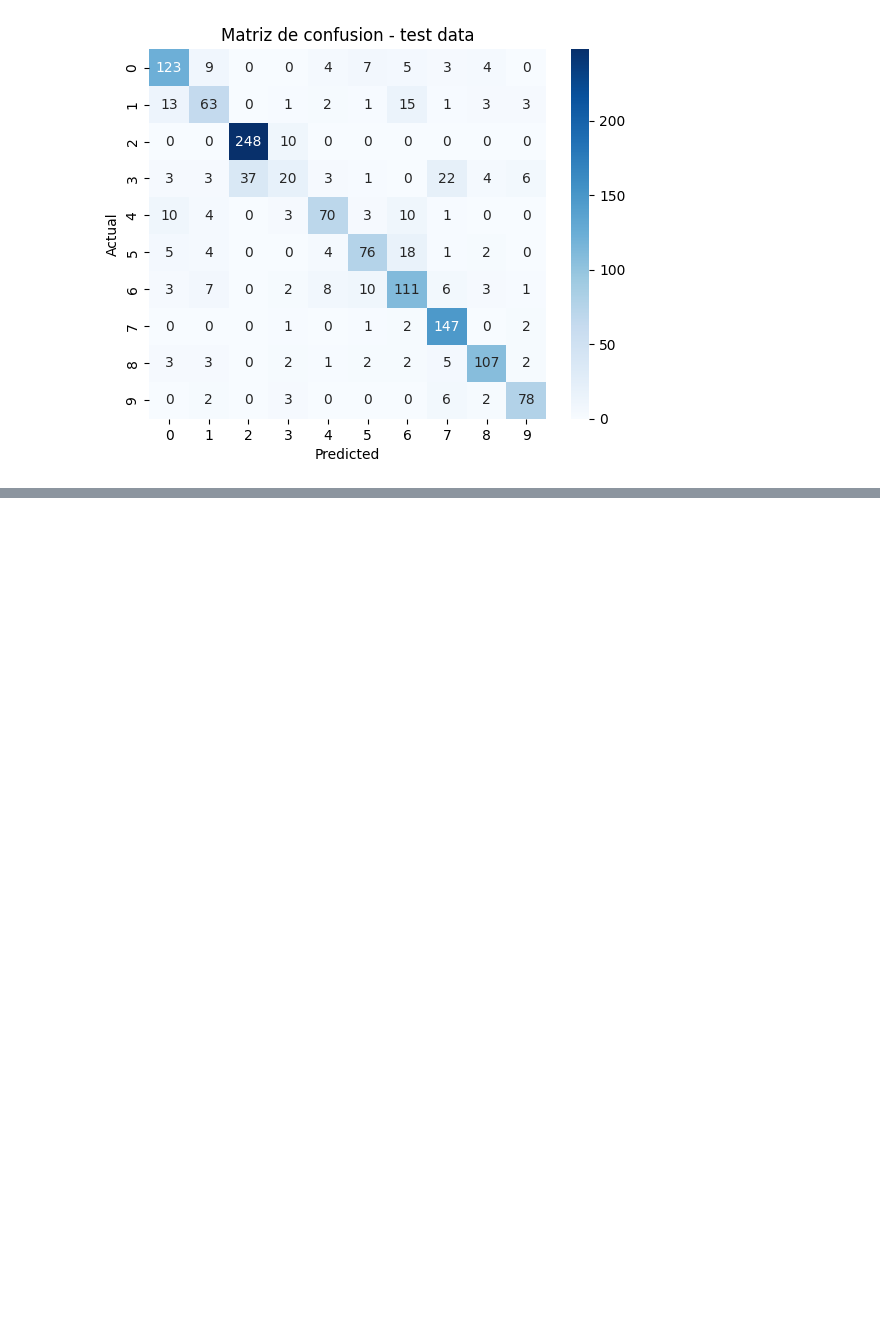
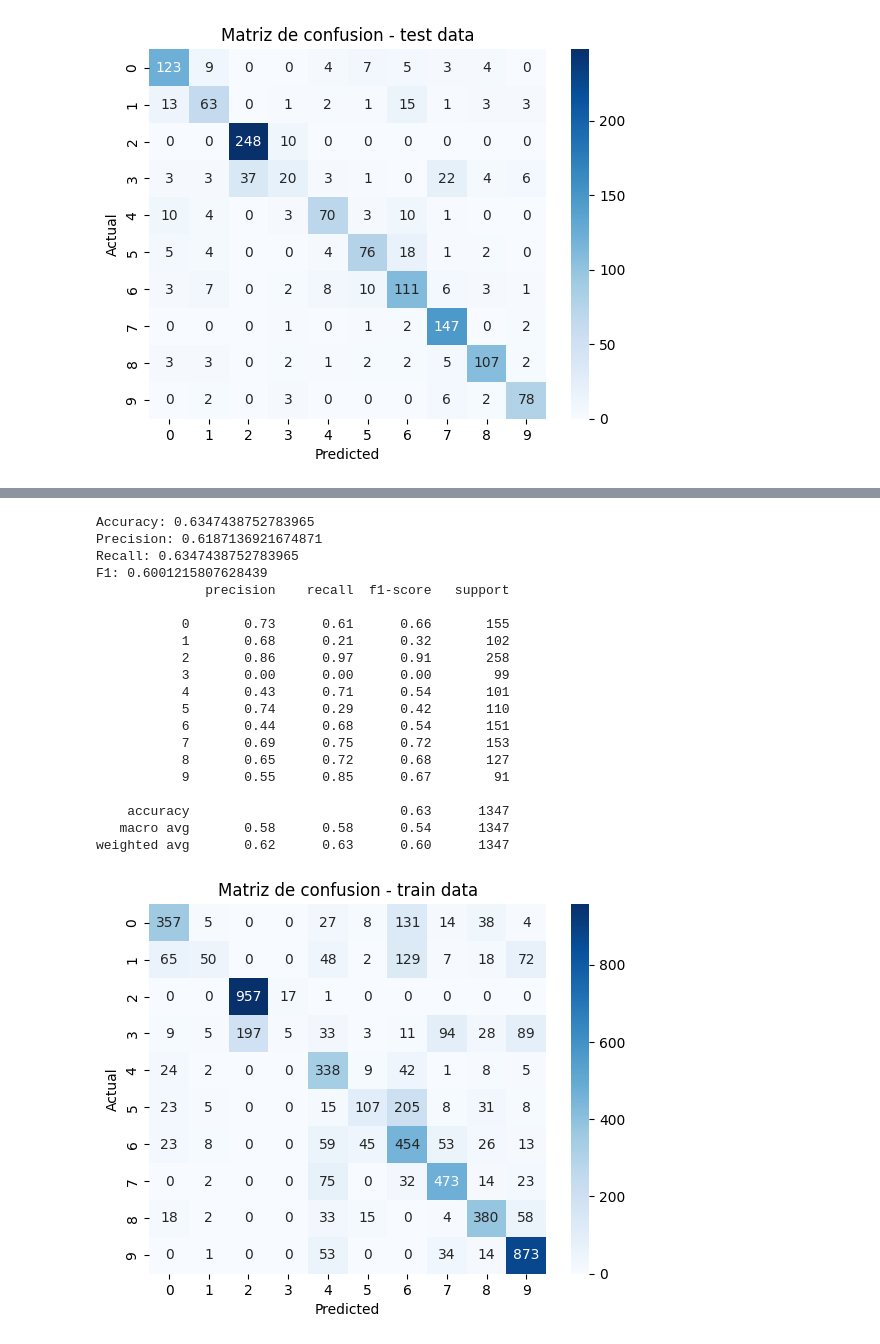
Before and after one commit to BenjaSar/ApMaqI, a Jupyter notebook: TP_ApM1.ipynb, the cells around one changed output, grey strips where cells are left out. Saved outputs shown, nothing was run; the diff lists cells and outputs as text; code cells hidden in the pictures; blank space fills up the shorter version.

```diff
--- a/TP_ApM1.ipynb
+++ b/TP_ApM1.ipynb
@@ -475,0 +475,3 @@ weighted avg       0.76      0.77      0.76      1347
+# %%
+ros_method = RandomOverSampler(sampling_strategy="minority")
+X_resampled, y_resampled = ros_method.fit_resample(X_train, y_train)
@@ -475,0 +480,3 @@ weighted avg       0.76      0.77      0.76      1347
+# %%
+lregression_ros = LogisticRegression(max_iter=10000)
+lregression_ros.fit(X_resampled, y_resampled)
@@ -475,0 +485,4 @@ weighted avg       0.76      0.77      0.76      1347
+# %%
+y_ros_pred = lregression_ros.predict(X_test)
+y_ros_pred_is = lregression_ros.predict(X_resampled)
+print(classification_report(y_test, y_ros))
@@ -475,0 +506,24 @@ weighted avg       0.76      0.77      0.76      1347
+# %%
+evaluar(y_test, y_resampled, y_ros_pred, y_ros_pred_is)
+# %% [output]
+Accuracy: 0.6347438752783965
+Precision: 0.6187136921674871
+Recall: 0.6347438752783965
+F1: 0.6001215807628439
+              precision    recall  f1-score   support
+
+           0       0.73      0.61      0.66       155
+           1       0.68      0.21      0.32       102
+           2       0.86      0.97      0.91       258
+           3       0.00      0.00      0.00        99
+           4       0.43      0.71      0.54       101
+           5       0.74      0.29      0.42       110
+           6       0.44      0.68      0.54       151
+           7       0.69      0.75      0.72       153
+           8       0.65      0.72      0.68       127
+           9       0.55      0.85      0.67        91
+
+    accuracy                           0.63      1347
+   macro avg       0.58      0.58      0.54      1347
+weighted avg       0.62      0.63      0.60      1347
+[figure, added]
```
Also changed, not shown: parts of 13 cells of this notebook, 1 other file.
